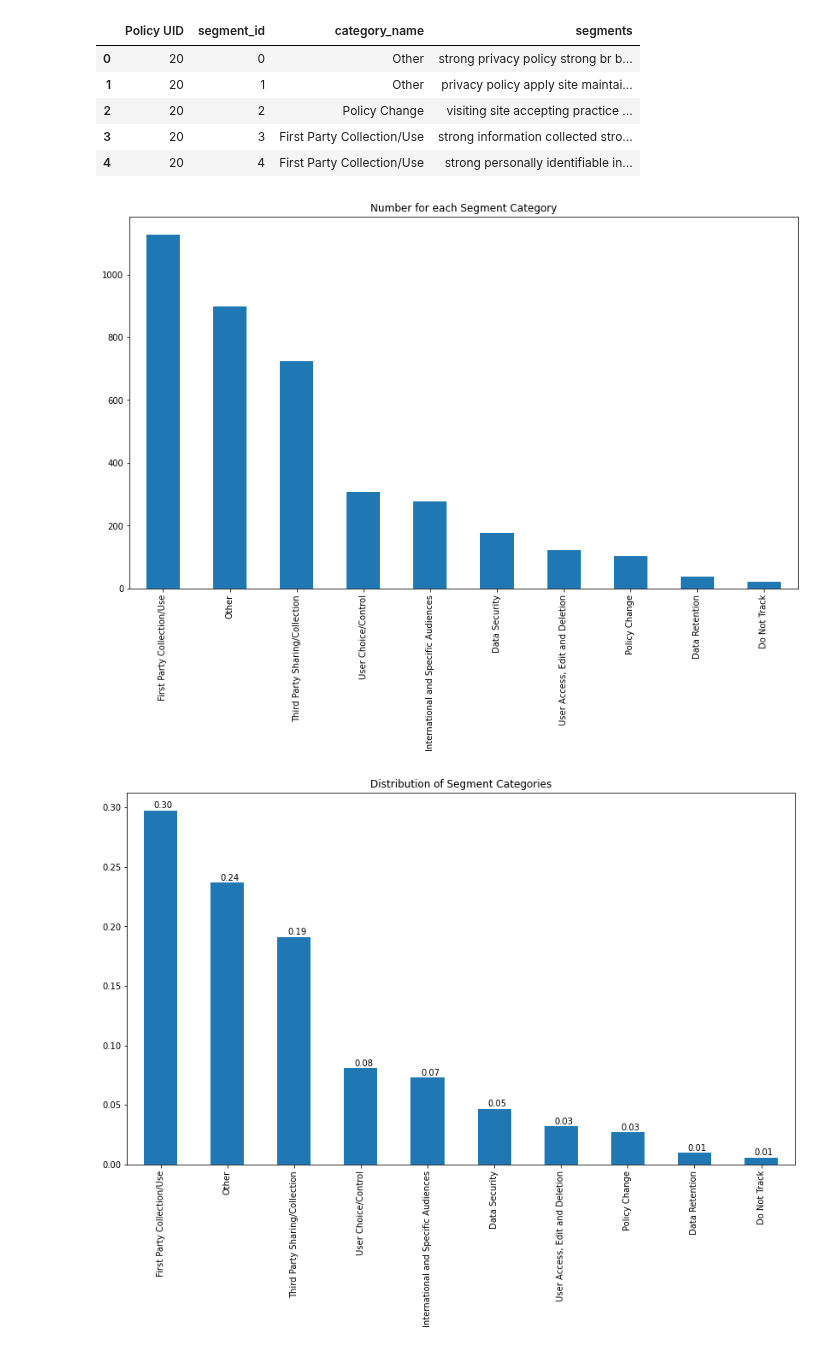
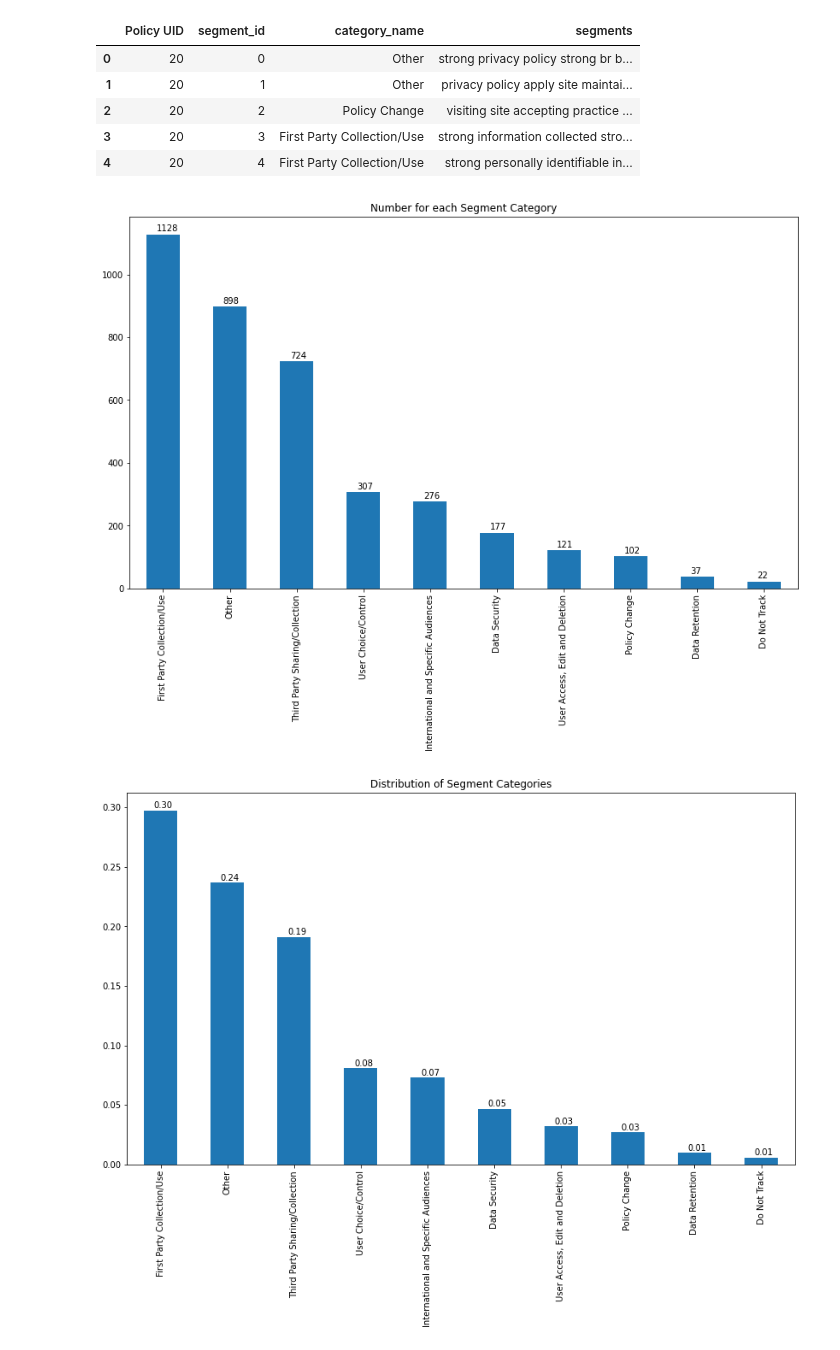
Before and after one commit to bachhvu/Policy-NLP, a Jupyter notebook: Model_Development.ipynb, the cells around one changed output. Saved outputs shown, nothing was run; the diff lists cells and outputs as text; code cells hidden in the pictures.

```diff
--- a/Model_Development.ipynb
+++ b/Model_Development.ipynb
@@ -51,9 +51,12 @@ segments.head()
 # %%
 ax = segments['category_name'].value_counts().plot(kind='bar',
                                     figsize=(14,8),
                                     title="Number for each Segment Category")
+
+for index, value in enumerate(segments['category_name'].value_counts()):
+    ax.text(index-0.1, value+10, "{}".format(value))
 # %% [output]
-[figure, old version]
+[figure, new version]
 # %%
 ax = segments['category_name'].value_counts(normalize=True).plot(kind='bar',
                                     figsize=(14,8),
```
